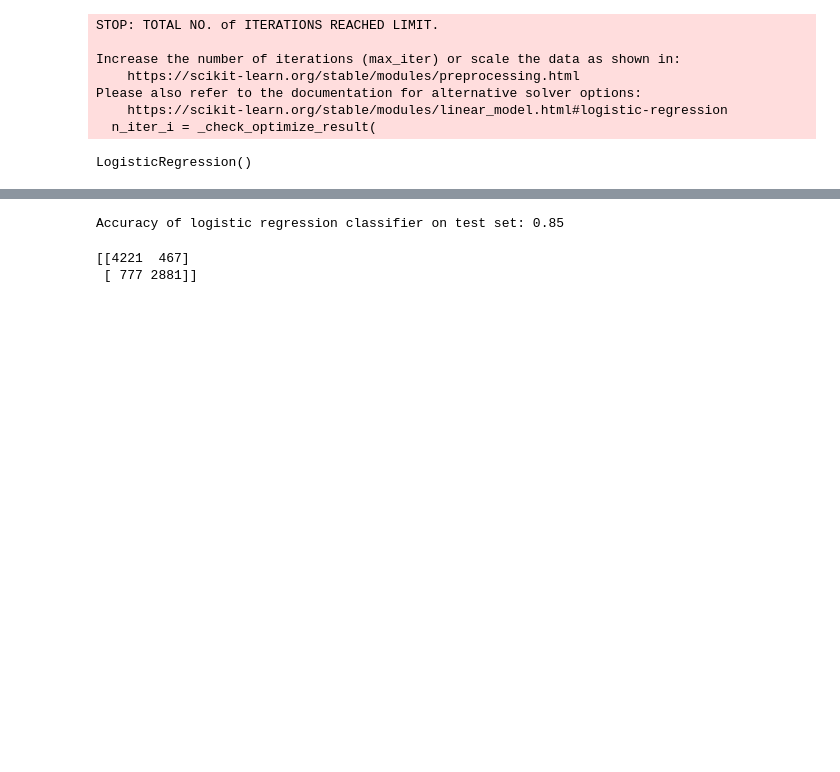
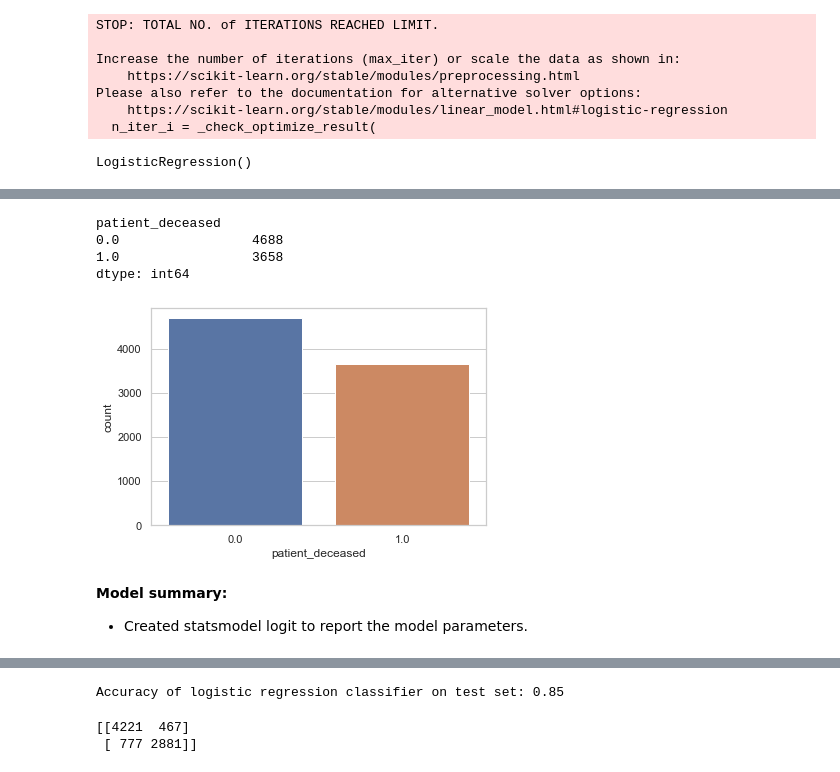
Before and after one commit to Prazhant/practicum, a Jupyter notebook: ModelBuilding.ipynb, the cells around one changed output, grey strips where cells are left out. Saved outputs shown, nothing was run; the diff lists cells and outputs as text; code cells hidden in the pictures; blank space fills up the shorter version.

Commit message:
model building changes - pk

```diff
--- a/ModelBuilding.ipynb
+++ b/ModelBuilding.ipynb
@@ -94,0 +111,15 @@ LogisticRegression()
+# %%
+y_test_frame=y_test.to_frame()
+display(y_test_frame.value_counts())
+sns.countplot(x="patient_deceased",data=y_test_frame)
+plt.show()
+# %% [output]
+patient_deceased
+0.0                 4688
+1.0                 3658
+dtype: int64
+[figure, added]
+# %% [markdown]
+**Model summary:**
+
+- Created statsmodel logit to report the model parameters.
```
Also changed, not shown: parts of 12 cells of this notebook, 6 other files.
